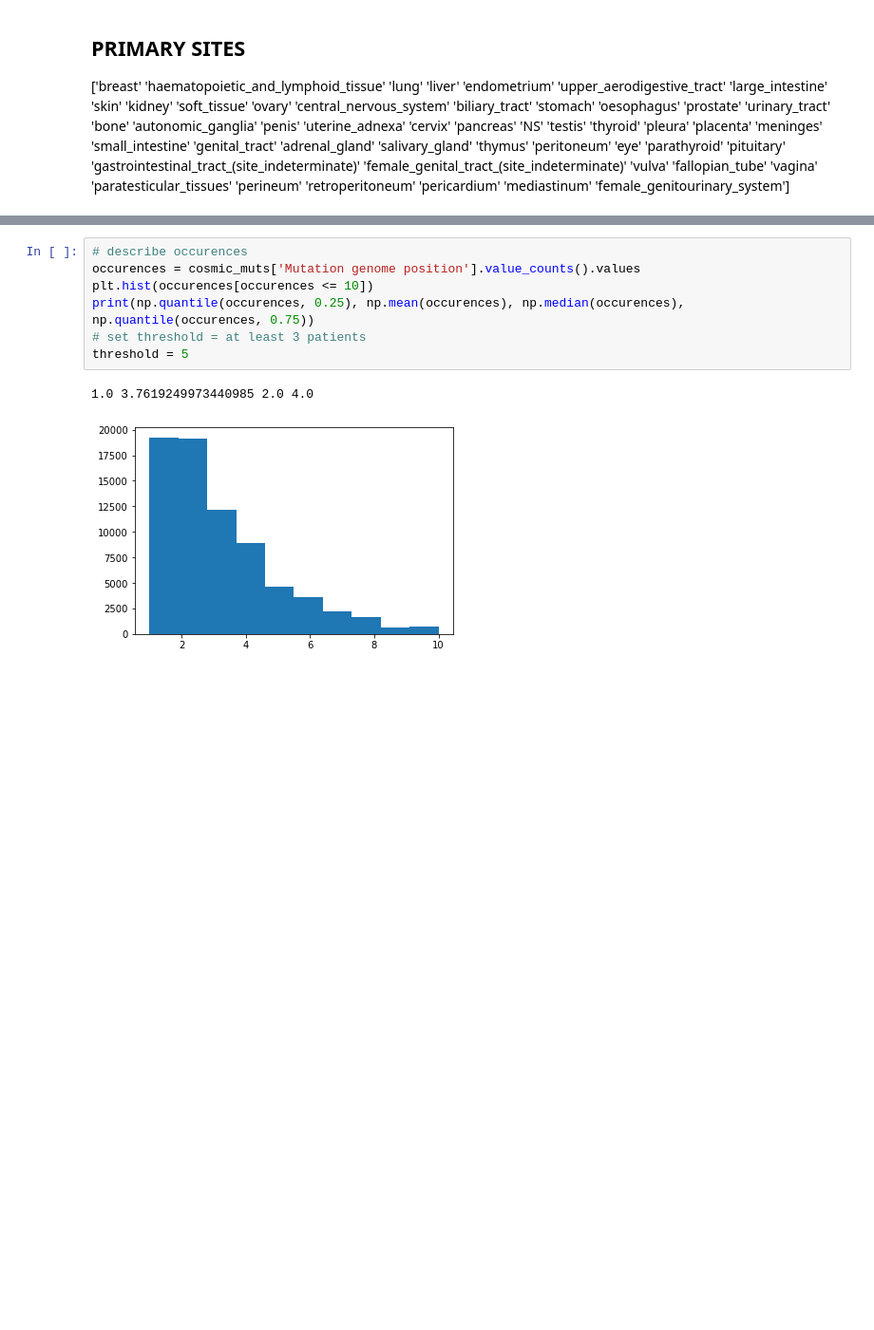
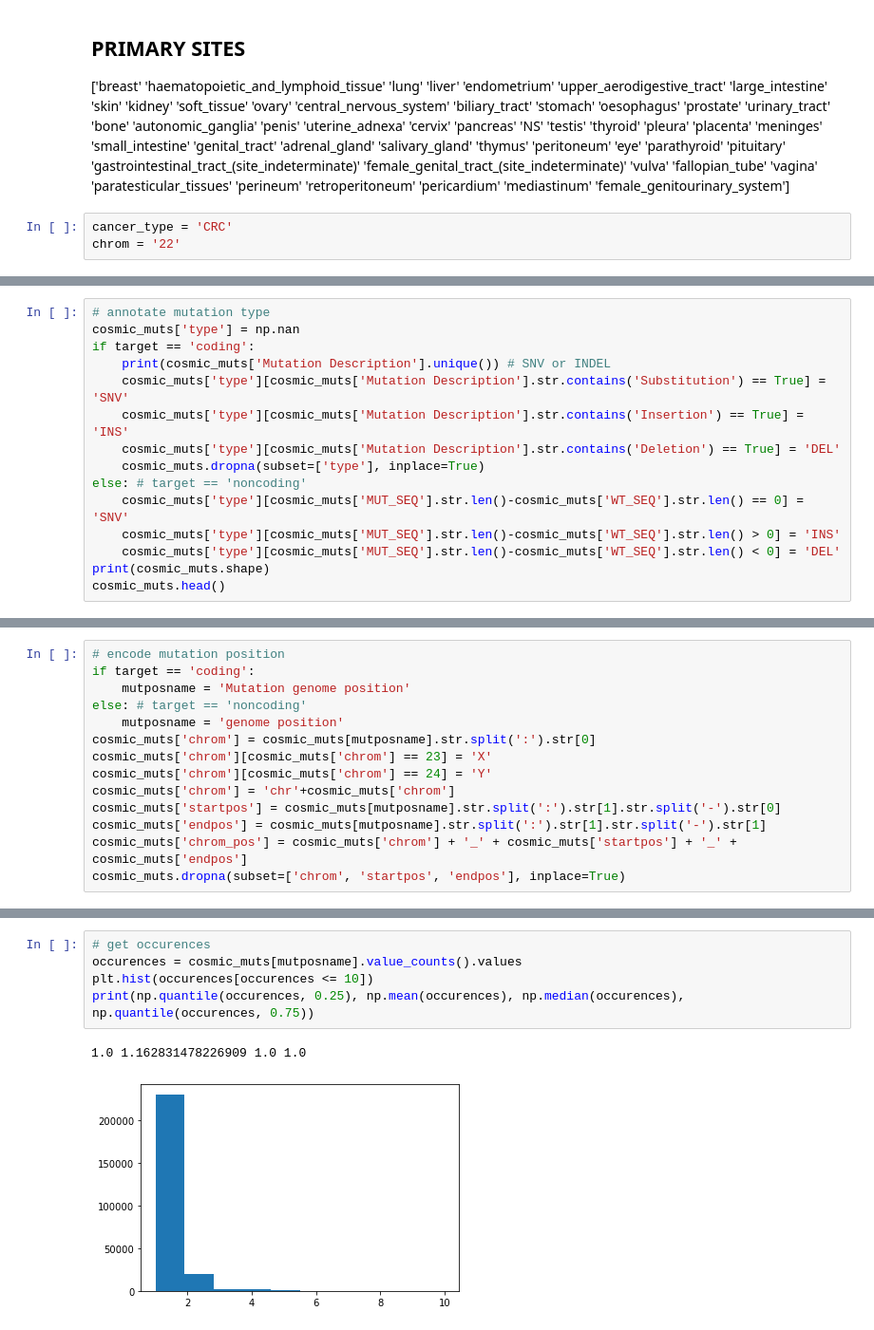
Before and after one commit to hanaecarrie/cfdna_snv_benchmark, a Jupyter notebook: spikeins/prepare_bed_from_cosmic.ipynb, the cells around one changed output, grey strips where cells are left out. Shown: that part at 95% size. Cells and saved outputs as stored; diff of their text form; blank space fills up the shorter version.

```diff
--- a/spikeins/prepare_bed_from_cosmic.ipynb
+++ b/spikeins/prepare_bed_from_cosmic.ipynb
@@ -57,4 +63,7 @@ Index(['Gene name', 'Accession Number', 'Gene CDS length', 'HGNC ID',
  'female_genital_tract_(site_indeterminate)' 'vulva' 'fallopian_tube'
  'vagina' 'paratesticular_tissues' 'perineum' 'retroperitoneum'
  'pericardium' 'mediastinum' 'female_genitourinary_system']
+# %%
+cancer_type = 'CRC'
+chrom = '22'
 # %%
@@ -72,0 +82,15 @@ cosmic_muts.head()
+# %%
+# annotate mutation type
+cosmic_muts['type'] = np.nan
+if target == 'coding':
+    print(cosmic_muts['Mutation Description'].unique()) # SNV or INDEL
+    cosmic_muts['type'][cosmic_muts['Mutation Description'].str.contains('Substitution') == True] = 'SNV'
+    cosmic_muts['type'][cosmic_muts['Mutation Description'].str.contains('Insertion') == True] = 'INS'
+    cosmic_muts['type'][cosmic_muts['Mutation Description'].str.contains('Deletion') == True] = 'DEL'
+    cosmic_muts.dropna(subset=['type'], inplace=True)
+else: # target == 'noncoding'
+    cosmic_muts['type'][cosmic_muts['MUT_SEQ'].str.len()-cosmic_muts['WT_SEQ'].str.len() == 0] = 'SNV'
+    cosmic_muts['type'][cosmic_muts['MUT_SEQ'].str.len()-cosmic_muts['WT_SEQ'].str.len() > 0] = 'INS'
+    cosmic_muts['type'][cosmic_muts['MUT_SEQ'].str.len()-cosmic_muts['WT_SEQ'].str.len() < 0] = 'DEL'
+print(cosmic_muts.shape)
+cosmic_muts.head()
@@ -72,0 +127,14 @@ cosmic_muts.head()
+# %%
+# encode mutation position
+if target == 'coding':
+    mutposname = 'Mutation genome position'
+else: # target == 'noncoding'
+    mutposname = 'genome position'
+cosmic_muts['chrom'] = cosmic_muts[mutposname].str.split(':').str[0]
+cosmic_muts['chrom'][cosmic_muts['chrom'] == 23] = 'X'
+cosmic_muts['chrom'][cosmic_muts['chrom'] == 24] = 'Y'
+cosmic_muts['chrom'] = 'chr'+cosmic_muts['chrom']
+cosmic_muts['startpos'] = cosmic_muts[mutposname].str.split(':').str[1].str.split('-').str[0]
+cosmic_muts['endpos'] = cosmic_muts[mutposname].str.split(':').str[1].str.split('-').str[1]
+cosmic_muts['chrom_pos'] = cosmic_muts['chrom'] + '_' + cosmic_muts['startpos'] + '_' + cosmic_muts['endpos']
+cosmic_muts.dropna(subset=['chrom', 'startpos', 'endpos'], inplace=True)
@@ -73,11 +159,9 @@ cosmic_muts.head()
 # %%
-# describe occurences
-occurences = cosmic_muts['Mutation genome position'].value_counts().values
+# get occurences
+occurences = cosmic_muts[mutposname].value_counts().values
 plt.hist(occurences[occurences <= 10])
 print(np.quantile(occurences, 0.25), np.mean(occurences), np.median(occurences), np.quantile(occurences, 0.75))
-# set threshold = at least 3 patients
-threshold = 5
 # %% [output]
-1.0 3.7619249973440985 2.0 4.0
+1.0 1.162831478226909 1.0 1.0
-[figure, old version]
+[figure, new version]
 # %%
```
Also changed, not shown: parts of 22 cells of this notebook, 1 other file.
